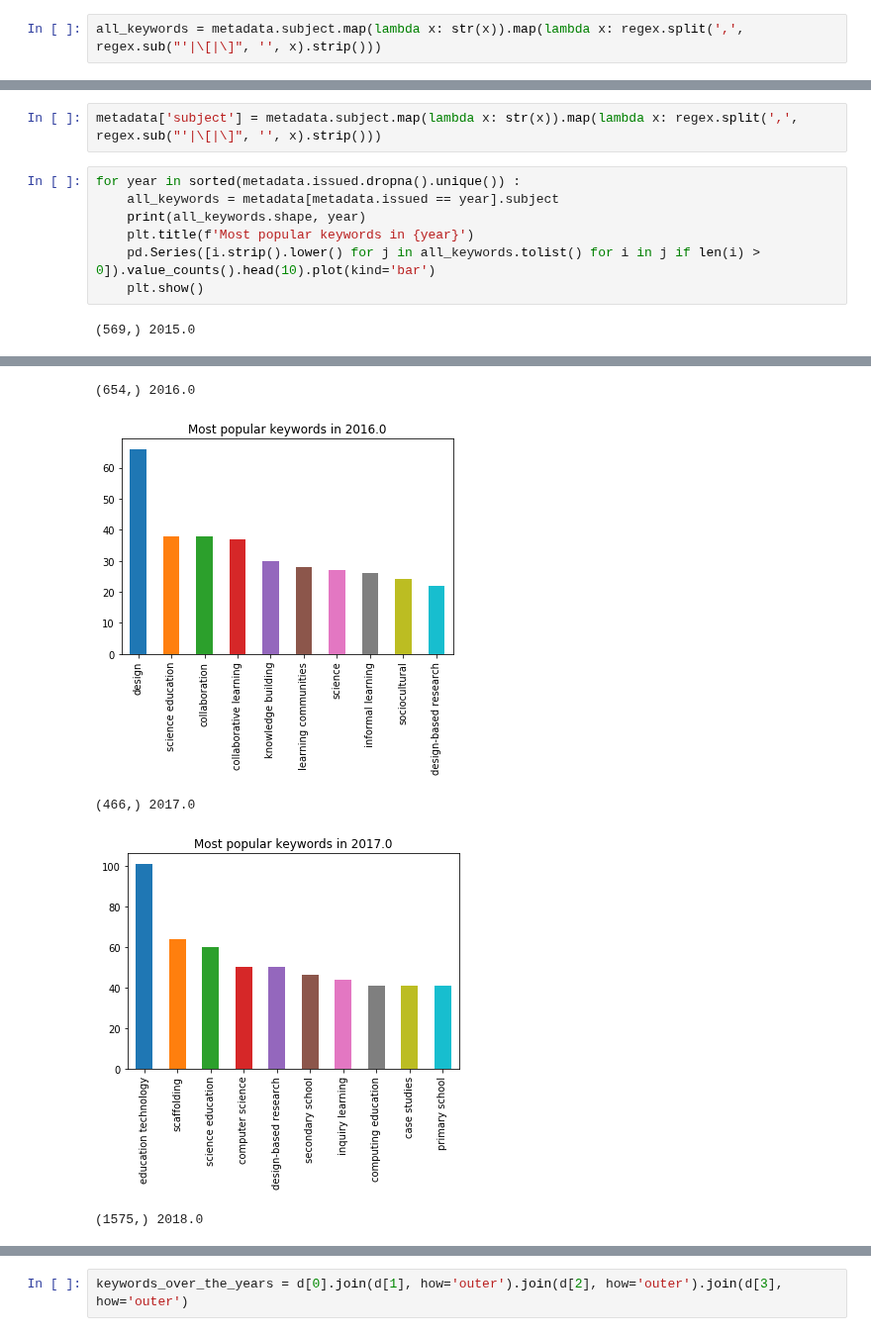
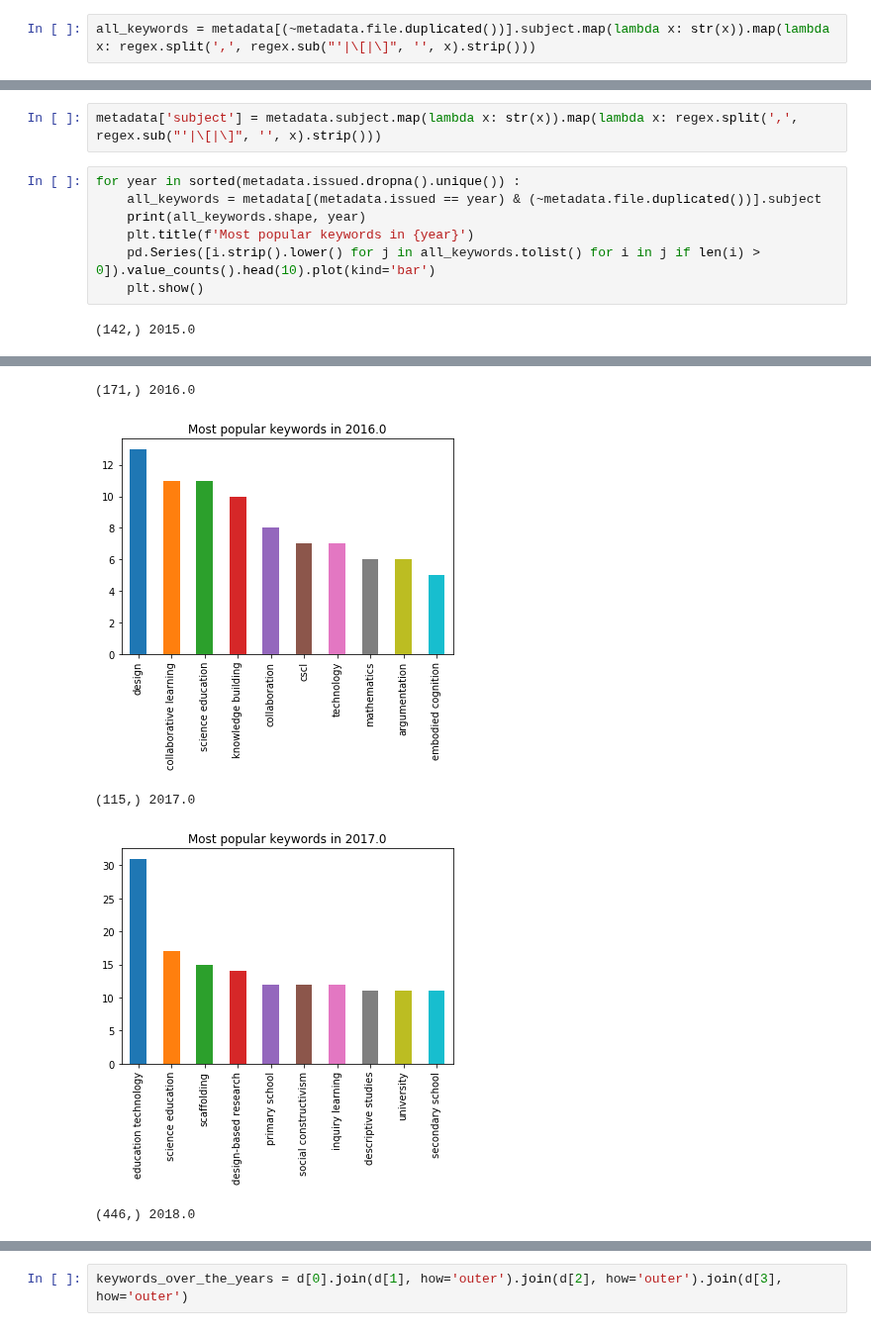
Before and after one commit to nourabassi/semester-project, a Jupyter notebook: Papers - Metadata Analysis.ipynb, the cells around one changed output, grey strips where cells are left out. Shown at 99% size. Cells and saved outputs as stored; diff of their text form.

```diff
--- a/Papers - Metadata Analysis.ipynb
+++ b/Papers - Metadata Analysis.ipynb
@@ -319,7 +319,7 @@ plt.show()
 # %% [markdown]
 # looking at the keywords that come with the metadata:
 # %%
-all_keywords = metadata.subject.map(lambda x: str(x)).map(lambda x: regex.split(',', regex.sub("'|\[|\]", '', x).strip()))
+all_keywords = metadata[(~metadata.file.duplicated())].subject.map(lambda x: str(x)).map(lambda x: regex.split(',', regex.sub("'|\[|\]", '', x).strip()))
 # %%
 pd.Series([i.strip().lower() for j in all_keywords.tolist() for i in j if len(i) > 0]).value_counts().head(20)
 # %% [output]
@@ -344,10 +344,10 @@ dtype: int64
 metadata['subject'] = metadata.subject.map(lambda x: str(x)).map(lambda x: regex.split(',', regex.sub("'|\[|\]", '', x).strip()))
 # %%
 for year in sorted(metadata.issued.dropna().unique()) :
-    all_keywords = metadata[metadata.issued == year].subject
+    all_keywords = metadata[(metadata.issued == year) & (~metadata.file.duplicated())].subject
     print(all_keywords.shape, year)
     plt.title(f'Most popular keywords in {year}')
     pd.Series([i.strip().lower() for j in all_keywords.tolist() for i in j if len(i) > 0]).value_counts().head(10).plot(kind='bar')
     plt.show()
 # %% [output]
-(569,) 2015.0
+(142,) 2015.0
@@ -355,5 +355,5 @@ for year in sorted(metadata.issued.dropna().unique()) :
-(654,) 2016.0
+(171,) 2016.0
-[figure, old version]
+[figure, new version]
-(466,) 2017.0
+(115,) 2017.0
-[figure, old version]
+[figure, new version]
-(1575,) 2018.0
+(446,) 2018.0
```
Also changed, not shown: parts of 5 cells of this notebook.
